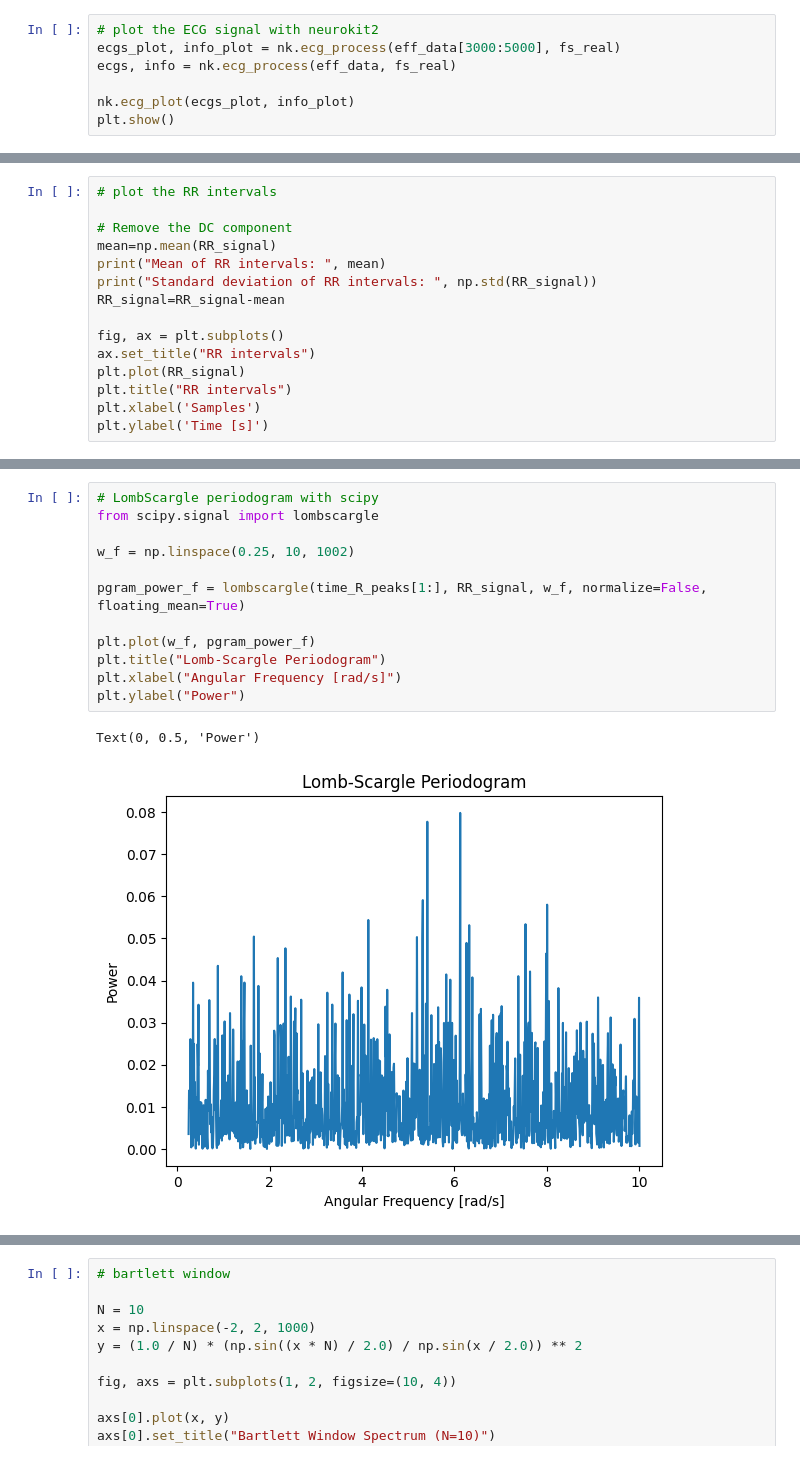
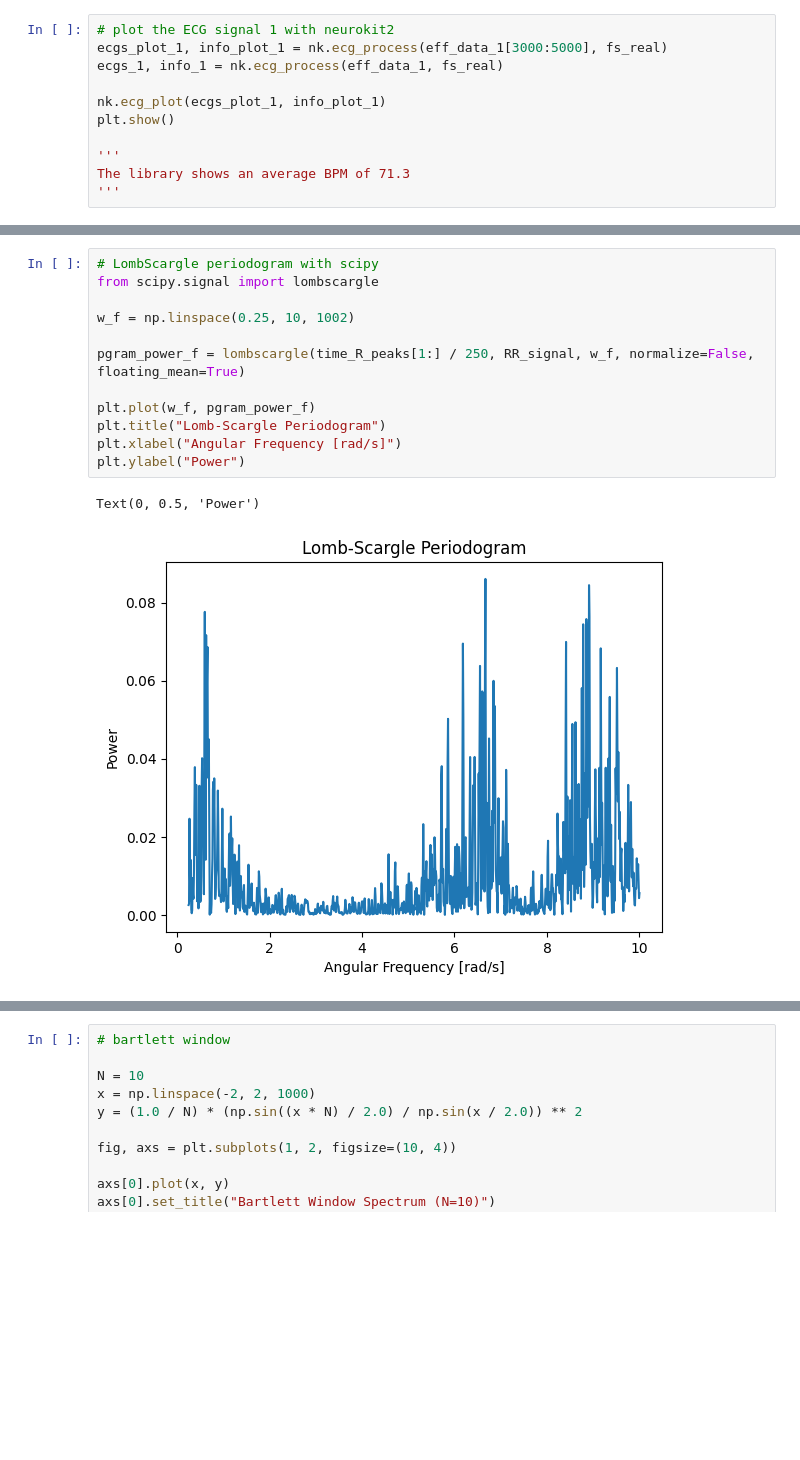
Before and after one commit to RoCKnD79/SSDP-LombScargle, a Jupyter notebook: report_2.ipynb, the cells around one changed output, grey strips where cells are left out. Cells and saved outputs as stored; diff of their text form; blank space fills up the shorter version.

```diff
--- a/report_2.ipynb
+++ b/report_2.ipynb
@@ -149,8 +82,12 @@ Text(0, 0.5, 'Intensity')
 # %%
-# plot the ECG signal with neurokit2
-ecgs_plot, info_plot = nk.ecg_process(eff_data[3000:5000], fs_real)
-ecgs, info = nk.ecg_process(eff_data, fs_real)
+# plot the ECG signal 1 with neurokit2
+ecgs_plot_1, info_plot_1 = nk.ecg_process(eff_data_1[3000:5000], fs_real)
+ecgs_1, info_1 = nk.ecg_process(eff_data_1, fs_real)
 
-nk.ecg_plot(ecgs_plot, info_plot)
+nk.ecg_plot(ecgs_plot_1, info_plot_1)
 plt.show()
+
+'''
+The library shows an average BPM of 71.3
+'''
 # %% [output]
@@ -158,15 +95,0 @@ plt.show()
-# %%
-# plot the RR intervals
-
-# Remove the DC component
-mean=np.mean(RR_signal)
-print("Mean of RR intervals: ", mean)
-print("Standard deviation of RR intervals: ", np.std(RR_signal))
-RR_signal=RR_signal-mean
-
-fig, ax = plt.subplots()
-ax.set_title("RR intervals")
-plt.plot(RR_signal)
-plt.title("RR intervals")
-plt.xlabel('Samples')
-plt.ylabel('Time [s]')
@@ -245,18 +274,18 @@ Frequency at maximum index: 1.7342351356038473e-05
 # %%
 # LombScargle periodogram with scipy
 from scipy.signal import lombscargle
 
 w_f = np.linspace(0.25, 10, 1002)
 
-pgram_power_f = lombscargle(time_R_peaks[1:], RR_signal, w_f, normalize=False, floating_mean=True)
+pgram_power_f = lombscargle(time_R_peaks[1:] / 250, RR_signal, w_f, normalize=False, floating_mean=True)
 
 plt.plot(w_f, pgram_power_f)
 plt.title("Lomb-Scargle Periodogram")
 plt.xlabel("Angular Frequency [rad/s]")
 plt.ylabel("Power")
 # %% [output]
 Text(0, 0.5, 'Power')
-[figure, old version]
+[figure, new version]
 # %%
 '''
 The library scipy already has a function to compute the Lomb-Scargle periodogram. The implementation follows the
```
Also changed, not shown: parts of 30 cells of this notebook, 1 other file.
